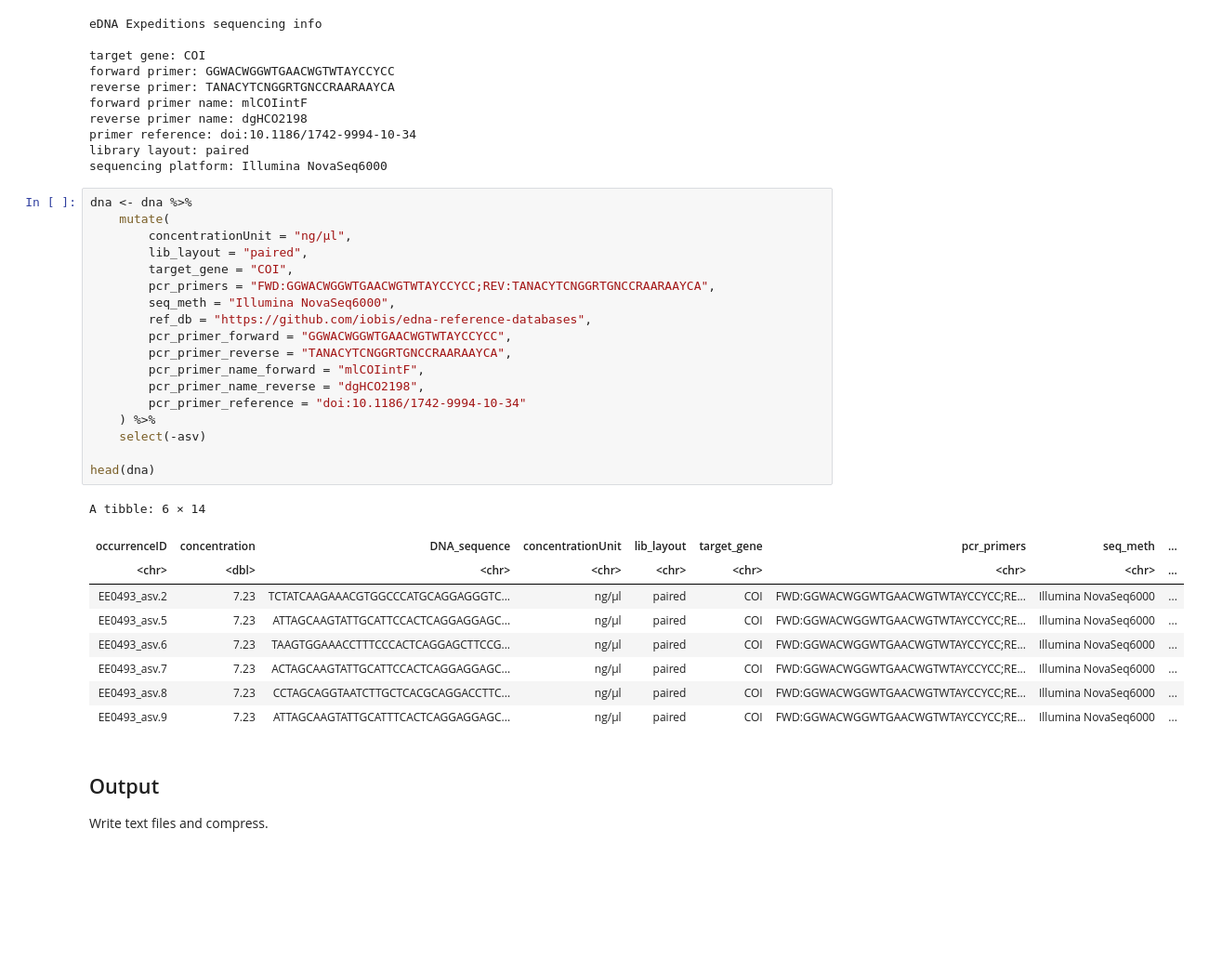
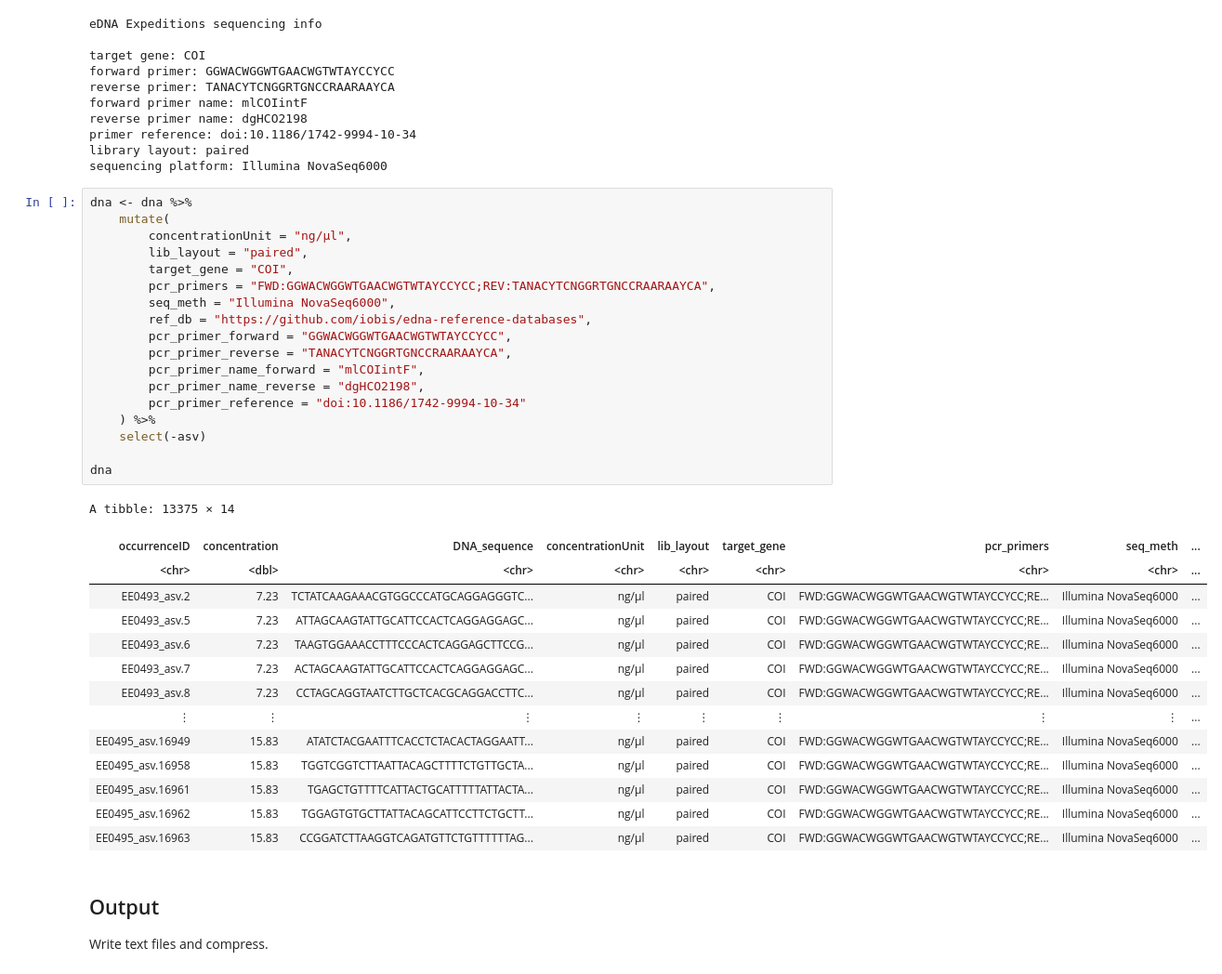
Before and after one commit to iobis/sg-12-dataset, a Jupyter notebook: scripts/pieter.ipynb, the cells around one changed output. Shown at 93% size. Drawn from its saved outputs; the diff is of its cells as text; blank space fills up the shorter version.

```diff
--- a/scripts/pieter.ipynb
+++ b/scripts/pieter.ipynb
@@ -580,31 +563,36 @@ sequencing platform: Illumina NovaSeq6000
 # %%
 dna <- dna %>%
     mutate(
         concentrationUnit = "ng/μl",
         lib_layout = "paired",
         target_gene = "COI",
         pcr_primers = "FWD:GGWACWGGWTGAACWGTWTAYCCYCC;REV:TANACYTCNGGRTGNCCRAARAAYCA",
         seq_meth = "Illumina NovaSeq6000",
         ref_db = "https://github.com/iobis/edna-reference-databases",
         pcr_primer_forward = "GGWACWGGWTGAACWGTWTAYCCYCC",
         pcr_primer_reverse = "TANACYTCNGGRTGNCCRAARAAYCA",
         pcr_primer_name_forward = "mlCOIintF",
         pcr_primer_name_reverse = "dgHCO2198",
         pcr_primer_reference = "doi:10.1186/1742-9994-10-34"
     ) %>%
     select(-asv)
 
-head(dna)
+dna
 # %% [output]
-A tibble: 6 × 14
+A tibble: 13375 × 14
 | occurrenceID | concentration | DNA_sequence | concentrationUnit | lib_layout | target_gene | pcr_primers | seq_meth | ... |
 | <chr> | <dbl> | <chr> | <chr> | <chr> | <chr> | <chr> | <chr> | ... |
 | EE0493_asv.2 | 7.23 | TCTATCAAGAAACGTGGCCCATGCAGGAGGGTC... | ng/μl | paired | COI | FWD:GGWACWGGWTGAACWGTWTAYCCYCC;RE... | Illumina NovaSeq6000 | ... |
 | EE0493_asv.5 | 7.23 | ATTAGCAAGTATTGCATTCCACTCAGGAGGAGC... | ng/μl | paired | COI | FWD:GGWACWGGWTGAACWGTWTAYCCYCC;RE... | Illumina NovaSeq6000 | ... |
 | EE0493_asv.6 | 7.23 | TAAGTGGAAACCTTTCCCACTCAGGAGCTTCCG... | ng/μl | paired | COI | FWD:GGWACWGGWTGAACWGTWTAYCCYCC;RE... | Illumina NovaSeq6000 | ... |
 | EE0493_asv.7 | 7.23 | ACTAGCAAGTATTGCATTCCACTCAGGAGGAGC... | ng/μl | paired | COI | FWD:GGWACWGGWTGAACWGTWTAYCCYCC;RE... | Illumina NovaSeq6000 | ... |
 | EE0493_asv.8 | 7.23 | CCTAGCAGGTAATCTTGCTCACGCAGGACCTTC... | ng/μl | paired | COI | FWD:GGWACWGGWTGAACWGTWTAYCCYCC;RE... | Illumina NovaSeq6000 | ... |
-| EE0493_asv.9 | 7.23 | ATTAGCAAGTATTGCATTTCACTCAGGAGGAGC... | ng/μl | paired | COI | FWD:GGWACWGGWTGAACWGTWTAYCCYCC;RE... | Illumina NovaSeq6000 | ... |
+| ⋮ | ⋮ | ⋮ | ⋮ | ⋮ | ⋮ | ⋮ | ⋮ | ... |
+| EE0495_asv.16949 | 15.83 | ATATCTACGAATTTCACCTCTACACTAGGAATT... | ng/μl | paired | COI | FWD:GGWACWGGWTGAACWGTWTAYCCYCC;RE... | Illumina NovaSeq6000 | ... |
+| EE0495_asv.16958 | 15.83 | TGGTCGGTCTTAATTACAGCTTTTCTGTTGCTA... | ng/μl | paired | COI | FWD:GGWACWGGWTGAACWGTWTAYCCYCC;RE... | Illumina NovaSeq6000 | ... |
+| EE0495_asv.16961 | 15.83 | TGAGCTGTTTTCATTACTGCATTTTTATTACTA... | ng/μl | paired | COI | FWD:GGWACWGGWTGAACWGTWTAYCCYCC;RE... | Illumina NovaSeq6000 | ... |
+| EE0495_asv.16962 | 15.83 | TGGAGTGTGCTTATTACAGCATTCCTTCTGCTT... | ng/μl | paired | COI | FWD:GGWACWGGWTGAACWGTWTAYCCYCC;RE... | Illumina NovaSeq6000 | ... |
+| EE0495_asv.16963 | 15.83 | CCGGATCTTAAGGTCAGATGTTCTGTTTTTTAG... | ng/μl | paired | COI | FWD:GGWACWGGWTGAACWGTWTAYCCYCC;RE... | Illumina NovaSeq6000 | ... |
 # %% [markdown]
 ## Output
 
```
Also changed, not shown: parts of 15 cells of this notebook, 1 other file.
